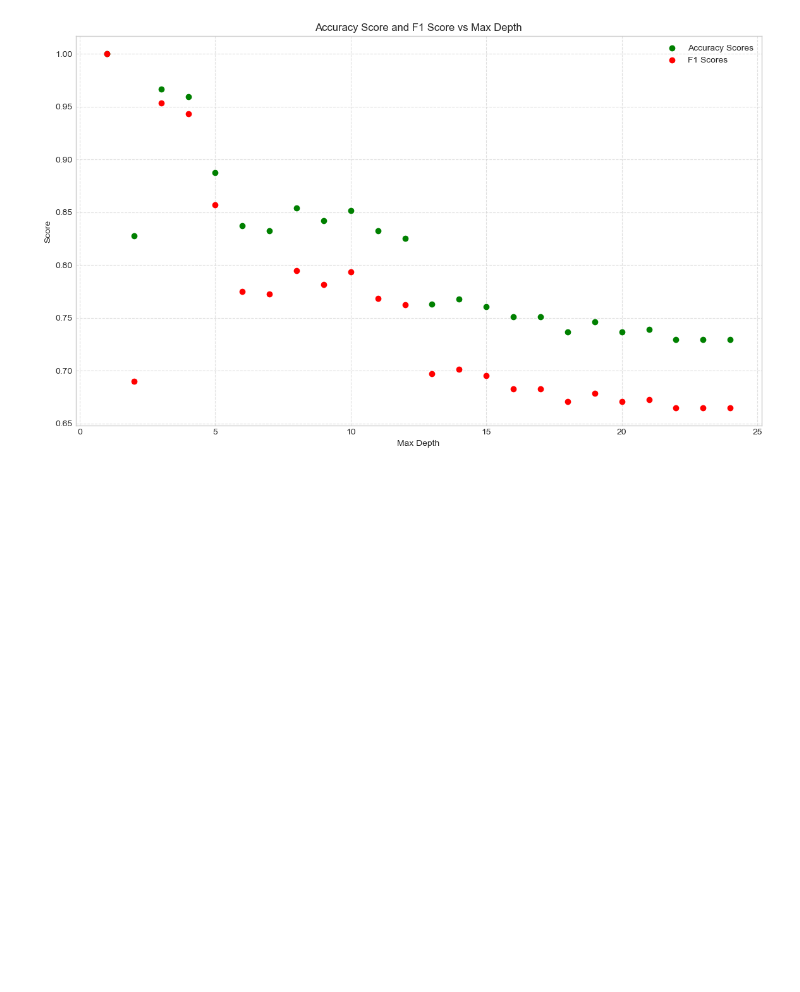
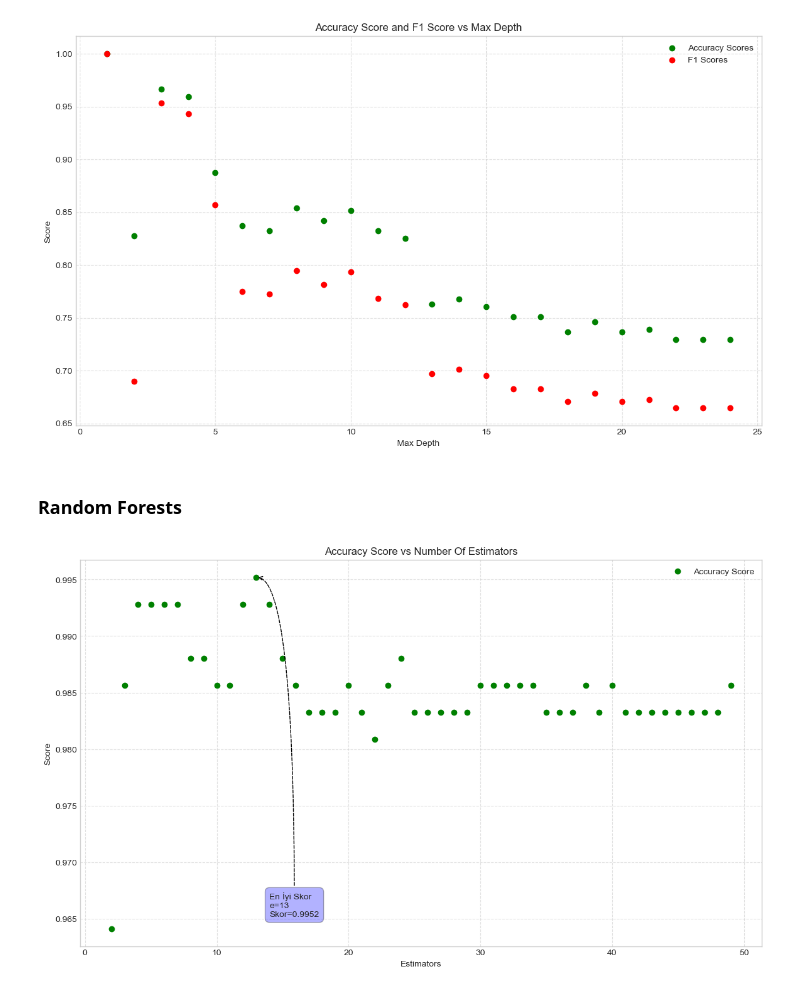
Before and after one commit to Tahir1072a/Titanic-Veri-Analizi, a Jupyter notebook: src/titanic-survive-analysis.ipynb, the cells around one changed output. Drawn from its saved outputs; the diff is of its cells as text; code cells hidden in the pictures; blank space fills up the shorter version.

Commit message:
Random Forest Algoritması kullanılarak %99.52 doğruluk değerine ulaşıldı

```diff
--- a/src/titanic-survive-analysis.ipynb
+++ b/src/titanic-survive-analysis.ipynb
@@ -328,3 +328,44 @@ plt.show()
 # Grafiğe bakılarak 3, 4 ve 5 değerlerinden birisi hyperparameter olarak seçilebilir.
 # %% [output]
 [figure]
+# %% [markdown]
+### Random Forests
+# %%
+from sklearn.ensemble import RandomForestClassifier
+
+acc_scores = []
+estimators = range(2, 50, 1)
+for estimator in estimators:
+
+    rf_clf = RandomForestClassifier(n_estimators=estimator, random_state=42, max_depth=3)
+    rf_clf.fit(X_train_scaled, y_train)
+
+    y_pred = rf_clf.predict(X_test_scaled)
+    accuracy = accuracy_score(y_test, y_pred)
+    acc_scores.append(accuracy)
+
+max_score_idx = np.argmax(acc_scores)
+best_score = acc_scores[max_score_idx]
+estimator = estimators[max_score_idx]
+
+plt.style.use('seaborn-v0_8-whitegrid')
+plt.figure(figsize=(14, 8))
+plt.scatter(x=estimators, y=acc_scores, c="green", label="Accuracy Score")
+plt.annotate(
+    text=f'En İyi Skor\ne={estimator}\nSkor={best_score:.4f}', # İşaretin metni
+    xy=(estimator, best_score), # Okun ucu nereyi gösterecek (x,y)
+    xytext=(estimator + 1, best_score - 0.03), # Metin nerede duracak (x,y)
+    arrowprops=dict(arrowstyle='->', color='black', linewidth=1.0, linestyle='--',connectionstyle="angle3"), # Okun stili
+    fontsize=10,
+    bbox=dict(boxstyle="round,pad=0.5", fc="blue", alpha=0.3) # Metin kutusu stili
+)
+plt.title("Accuracy Score vs Number Of Estimators")
+plt.xlabel("Estimators")
+plt.ylabel("Score")
+plt.legend(loc="best")
+plt.grid(True, linestyle='--', alpha=0.6)
+plt.show()
+
+#Grafikten görüleceği üzere best score e = 47'di. Ancak Max depth değer = 3 olrak ayarlanırsa e = 13 ile %99.52 doğruluk oranına ulaşabiliriz.
+# %% [output]
+[figure, added]
```
Also changed, not shown: parts of 1 cell of this notebook, 1 other file.
